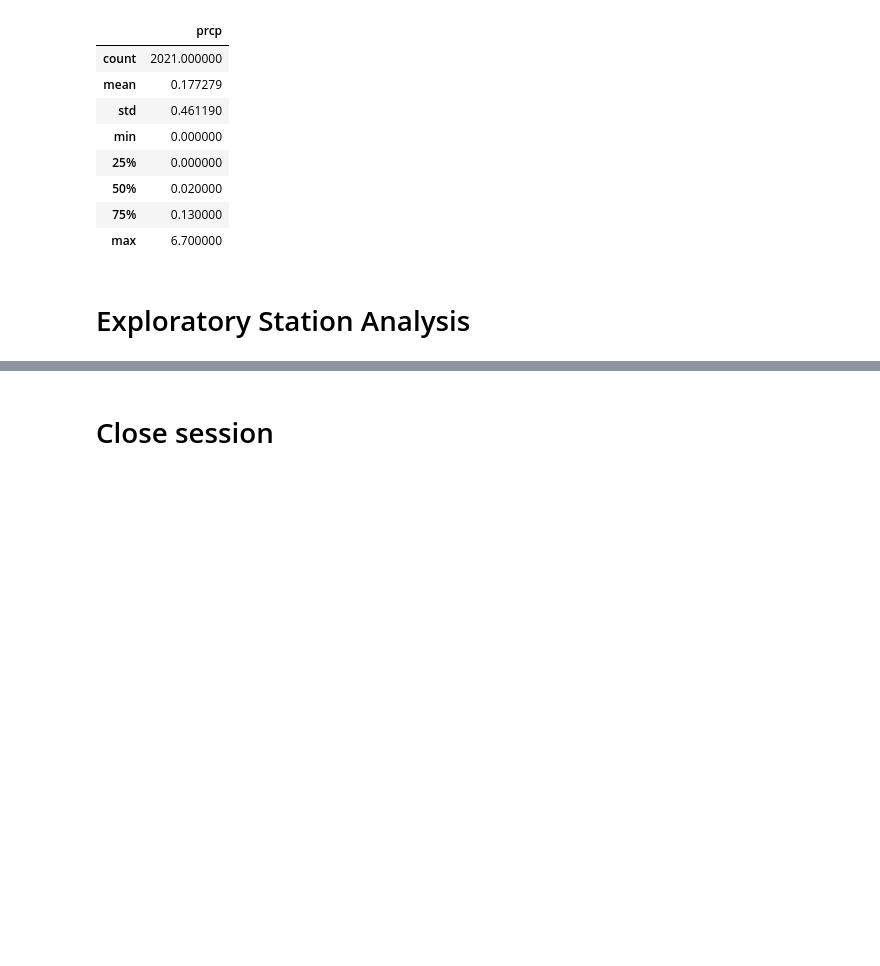
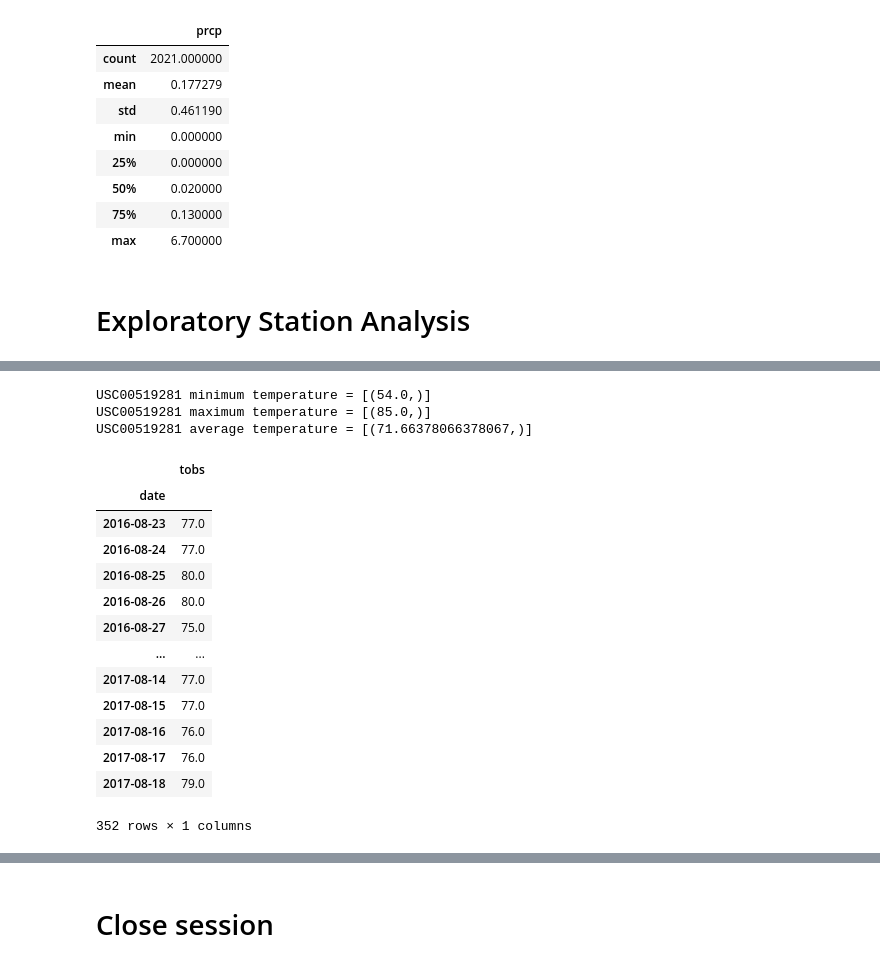
Before and after one commit to MLozano88/sqlalchemy-challenge, a Jupyter notebook: climate_starter.ipynb, the cells around one changed output, grey strips where cells are left out. Drawn from its saved outputs; the diff is of its cells as text; code cells hidden in the pictures; blank space fills up the shorter version.

```diff
--- a/climate_starter.ipynb
+++ b/climate_starter.ipynb
@@ -128,3 +142,37 @@ past_year_df.describe()
+# %%
+# Using the most active station id from the previous query, calculate the lowest, highest, and average temperature.
+station_min = session.query(func.min(Measurement.tobs)).filter(Measurement.station == 'USC00519281').all()
+print(f'USC00519281 minimum temperature = {station_min}')
+station_max = session.query(func.max(Measurement.tobs)).filter(Measurement.station == 'USC00519281').all()
+print(f'USC00519281 maximum temperature = {station_max}')
+station_avg = session.query(func.avg(Measurement.tobs)).filter(Measurement.station == 'USC00519281').all()
+print(f'USC00519281 average temperature = {station_avg}')
+# %% [output]
+USC00519281 minimum temperature = [(54.0,)]
+USC00519281 maximum temperature = [(85.0,)]
+USC00519281 average temperature = [(71.66378066378067,)]
 # %%
 # Using the most active station id
 # Query the last 12 months of temperature observation data for this station and plot the results as a histogram
+most_active = session.query(Measurement.date, Measurement.tobs).filter(Measurement.station == 'USC00519281', Measurement.date >= "2016-08-23", Measurement.date <= "2017-08-23").all()
+
+df = pd.DataFrame(most_active)
+df = df.set_index("date")
+df = df.dropna()
+
+df
+# %% [output]
+|  | tobs |
+| date |  |
+| 2016-08-23 | 77.0 |
+| 2016-08-24 | 77.0 |
+| 2016-08-25 | 80.0 |
+| 2016-08-26 | 80.0 |
+| 2016-08-27 | 75.0 |
+| ... | ... |
+| 2017-08-14 | 77.0 |
+| 2017-08-15 | 77.0 |
+| 2017-08-16 | 76.0 |
+| 2017-08-17 | 76.0 |
+| 2017-08-18 | 79.0 |
+352 rows × 1 columns
```
Also changed, not shown: parts of 6 cells of this notebook, 4 other files.
